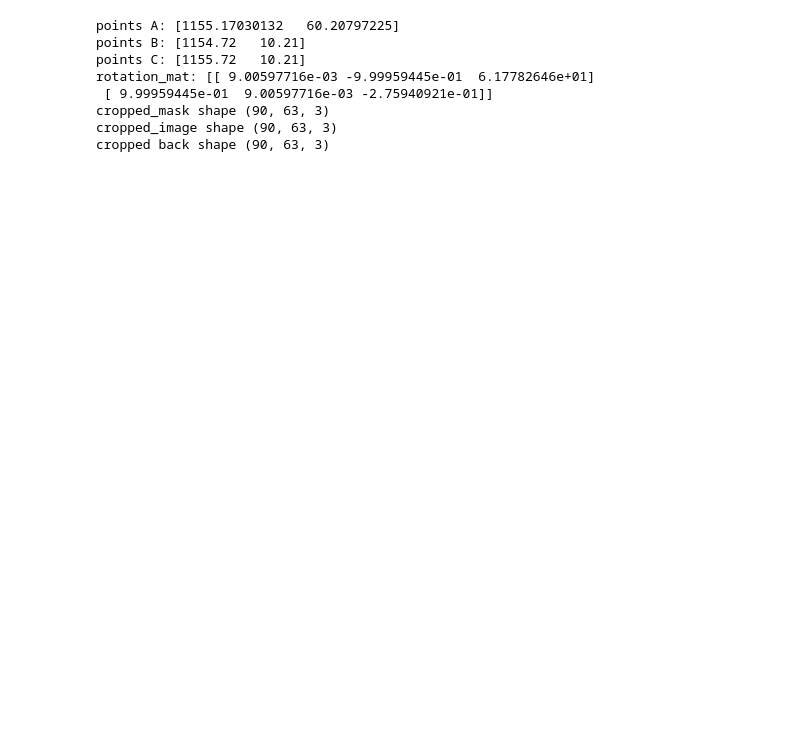
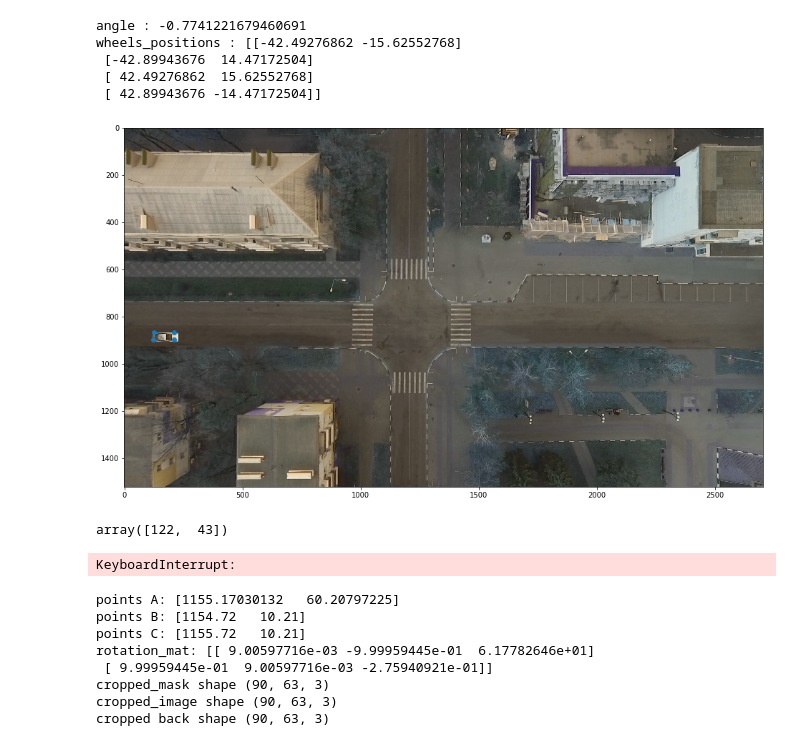
Before and after one commit to MartinsonMichael/raai-summer-school-2019, a Jupyter notebook: simulator/component_test.ipynb, the cells around one changed output. Saved outputs shown, nothing was run; the diff lists cells and outputs as text; code cells hidden in the pictures; blank space fills up the shorter version.

```diff
--- a/simulator/component_test.ipynb
+++ b/simulator/component_test.ipynb
@@ -7,5 +11,43 @@ import os
 # %%
 env = CarRacing()
+# %%
+state_pic, _ = env.reset(2)
+# %% [output]
+angle : -0.7741221679460691
+wheels_positions : [[-42.49276862 -15.62552768]
+ [-42.89943676  14.47172504]
+ [ 42.49276862  15.62552768]
+ [ 42.89943676 -14.47172504]]
+# %%
+plt.figure(figsize=(16, 12))
+plt.imshow(state_pic)
+plt.scatter(env._agent_car.get_wheels_positions()[:, 0], env._agent_car.get_wheels_positions()[:, 1])
+plt.show()
+# %% [output]
+[figure, added]
+# %%
+env._agent_car._car_image.size
+# %% [output]
+array([122,  43])
+# %%
+fig = plt.figure()
+ax = fig.add_subplot(1, 1, 1)
+
+for _ in range(100):
+    info, pic
+    for _ in range(20):
+        (pic, state), r, done, info = env.step(1)
+
+    print(info)
+    print(state)
+
+    clear_output(wait = True)
+#     ax.plot(holder.get_history()[:, 0], holder.get_history()[:, 1])
+    ax.imshow(pic)
+    display(fig)
+    plt.pause(0.5)
+# %% [output]
+KeyboardInterrupt:
 # %%
 car_track = 5
 # %%
```
Also changed, not shown: parts of 3 cells of this notebook, 6 other files.
